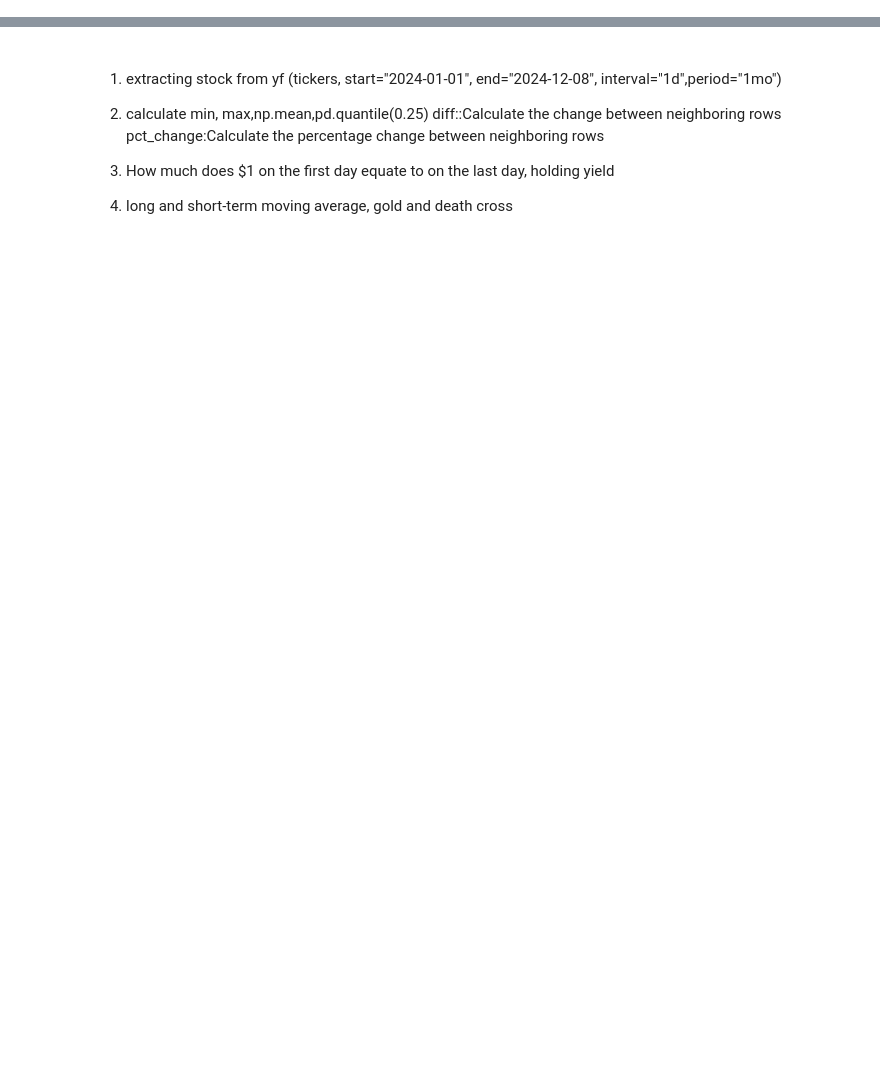
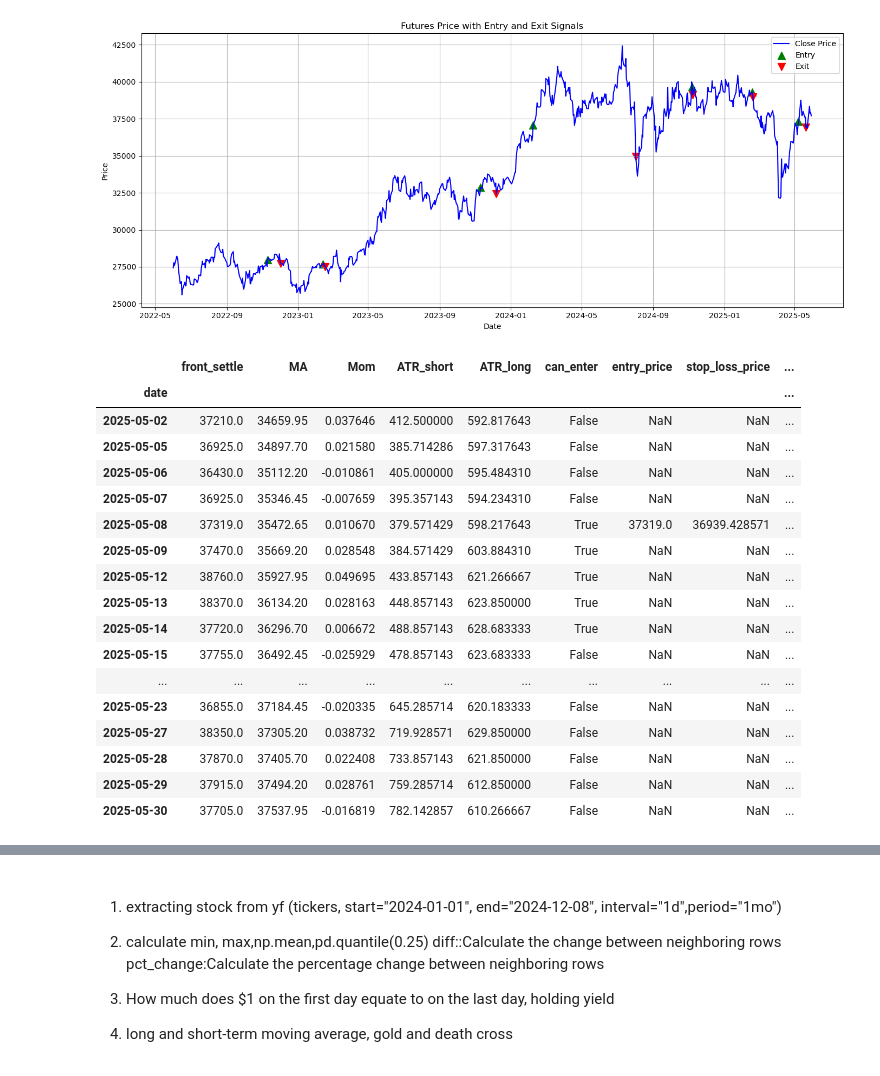
Before and after one commit to tenofovir/stock_analysis_tool, a Jupyter notebook: Quant.ipynb, the cells around one changed output, grey strips where cells are left out. Drawn from its saved outputs; the diff is of its cells as text; code cells hidden in the pictures; blank space fills up the shorter version.

```diff
--- a/Quant.ipynb
+++ b/Quant.ipynb
@@ -17,0 +276,51 @@ warnings.filterwarnings("ignore")
+# %%
+# ------------------------------
+# 5. 示例调用与可视化展示
+# ------------------------------
+
+# 拉取数据
+#df_cont = fetch_continuous_futures()
+# 计算指标
+# 2. 计算技术指标
+df_ind = compute_indicators(df_cont,
+                            ma_window=20,
+                            mom_period=3,
+                            atr_window_short=14,
+                            atr_window_long=60)
+# 生成信号（参数可调）
+df_signals = generate_signals(
+    df_ind,
+    vol_threshold=20000,
+    atr_filter_ratio=1.0,
+    stop_loss_multiplier=1.0,
+    pct_stop_loss=None
+)
+# 向下填充 Entry 和 Stop-Loss 用于持仓期间参考
+df_signals['entry_price_ffill'] = df_signals['entry_price'].ffill()
+df_signals['stop_loss_price_ffill'] = df_signals['stop_loss_price'].ffill()
+
+# 可视化
+plot_signals(df_signals)
+
+# 展示部分信号示例
+df_signals[['front_settle','MA','Mom','ATR_short','ATR_long','can_enter','entry_price','stop_loss_price','exit_price']].dropna(subset=['MA']).tail(20)
+# %% [output]
+[figure, added]
+|  | front_settle | MA | Mom | ATR_short | ATR_long | can_enter | entry_price | stop_loss_price | ... |
+| date |  |  |  |  |  |  |  |  | ... |
+| 2025-05-02 | 37210.0 | 34659.95 | 0.037646 | 412.500000 | 592.817643 | False | NaN | NaN | ... |
+| 2025-05-05 | 36925.0 | 34897.70 | 0.021580 | 385.714286 | 597.317643 | False | NaN | NaN | ... |
+| 2025-05-06 | 36430.0 | 35112.20 | -0.010861 | 405.000000 | 595.484310 | False | NaN | NaN | ... |
+| 2025-05-07 | 36925.0 | 35346.45 | -0.007659 | 395.357143 | 594.234310 | False | NaN | NaN | ... |
+| 2025-05-08 | 37319.0 | 35472.65 | 0.010670 | 379.571429 | 598.217643 | True | 37319.0 | 36939.428571 | ... |
+| 2025-05-09 | 37470.0 | 35669.20 | 0.028548 | 384.571429 | 603.884310 | True | NaN | NaN | ... |
+| 2025-05-12 | 38760.0 | 35927.95 | 0.049695 | 433.857143 | 621.266667 | True | NaN | NaN | ... |
+| 2025-05-13 | 38370.0 | 36134.20 | 0.028163 | 448.857143 | 623.850000 | True | NaN | NaN | ... |
+| 2025-05-14 | 37720.0 | 36296.70 | 0.006672 | 488.857143 | 628.683333 | True | NaN | NaN | ... |
+| 2025-05-15 | 37755.0 | 36492.45 | -0.025929 | 478.857143 | 623.683333 | False | NaN | NaN | ... |
+| ... | ... | ... | ... | ... | ... | ... | ... | ... | ... |
+| 2025-05-23 | 36855.0 | 37184.45 | -0.020335 | 645.285714 | 620.183333 | False | NaN | NaN | ... |
+| 2025-05-27 | 38350.0 | 37305.20 | 0.038732 | 719.928571 | 629.850000 | False | NaN | NaN | ... |
+| 2025-05-28 | 37870.0 | 37405.70 | 0.022408 | 733.857143 | 621.850000 | False | NaN | NaN | ... |
+| 2025-05-29 | 37915.0 | 37494.20 | 0.028761 | 759.285714 | 612.850000 | False | NaN | NaN | ... |
+| 2025-05-30 | 37705.0 | 37537.95 | -0.016819 | 782.142857 | 610.266667 | False | NaN | NaN | ... |
```
Also changed, not shown: parts of 16 cells of this notebook.
